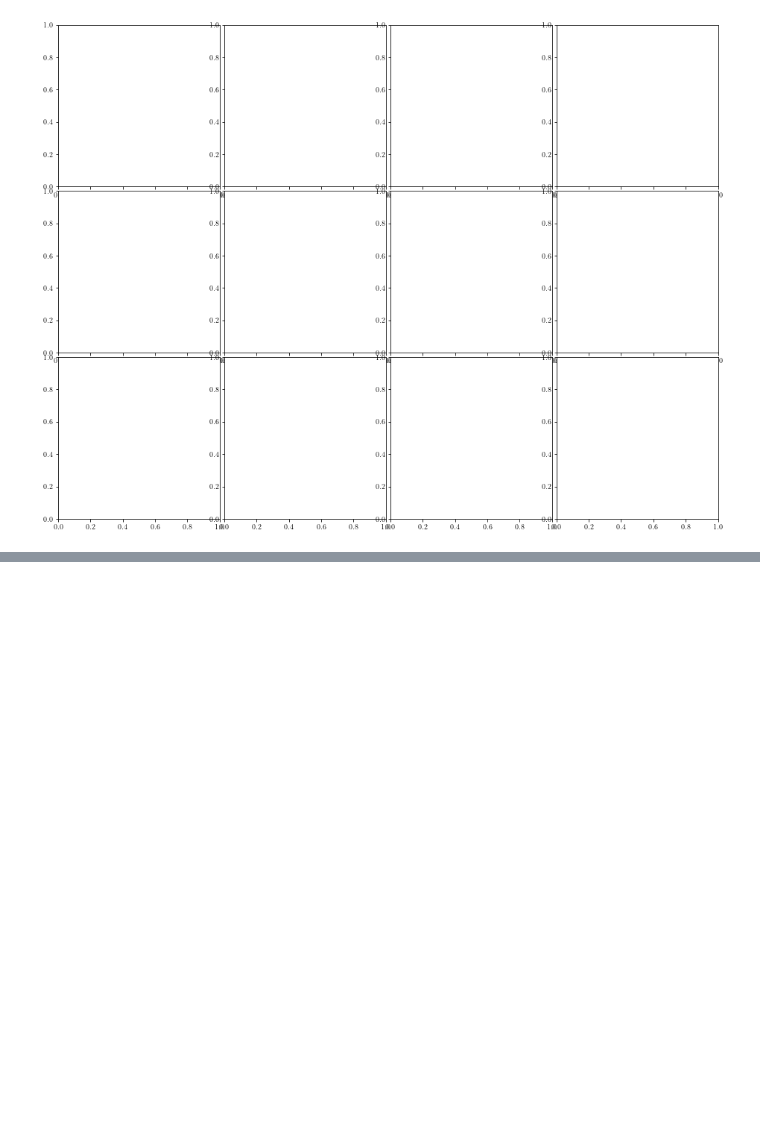
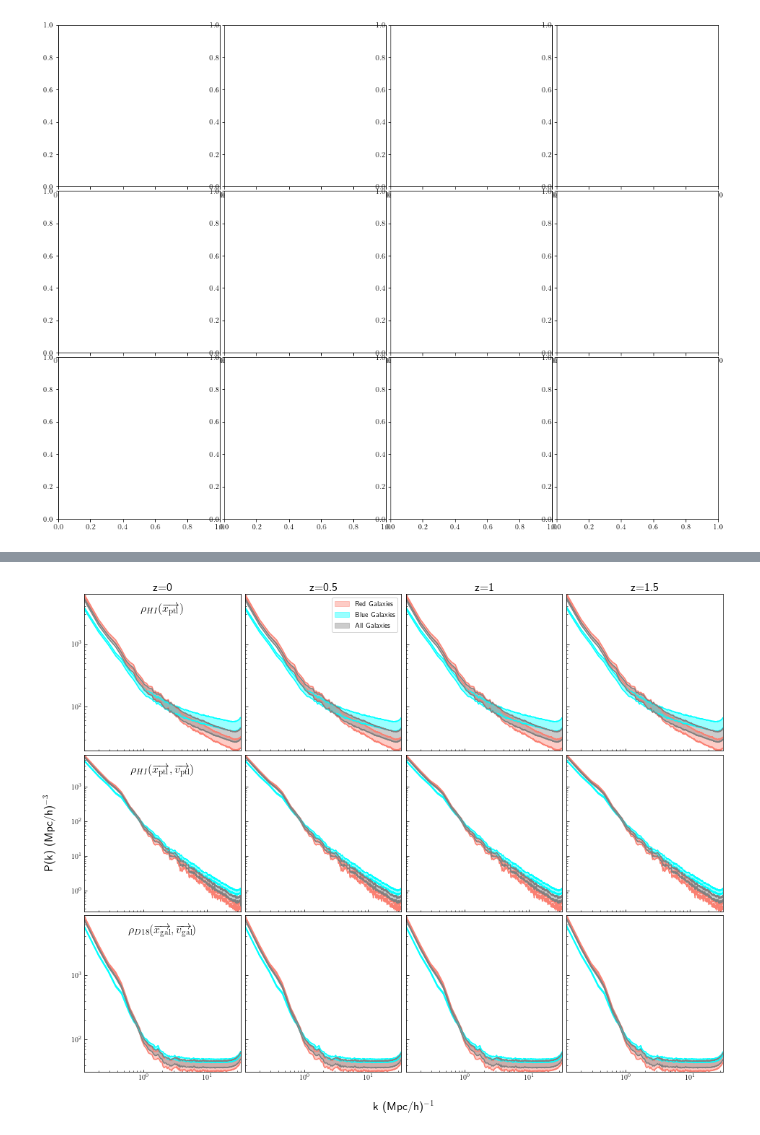
Before and after one commit to calvinosinga/hcolor, a Jupyter notebook: fig_md_analysis/paper_figures/HIxGalspace.ipynb, the cells around one changed output, grey strips where cells are left out. Saved outputs shown, nothing was run; the diff lists cells and outputs as text; code cells hidden in the pictures; blank space fills up the shorter version.

```diff
--- a/fig_md_analysis/paper_figures/HIxGalspace.ipynb
+++ b/fig_md_analysis/paper_figures/HIxGalspace.ipynb
@@ -687,0 +826,4 @@ fig
+# %%
+fig
+# %% [output]
+[figure, added]
```
Also changed, not shown: parts of 11 cells of this notebook, 8 other files.
